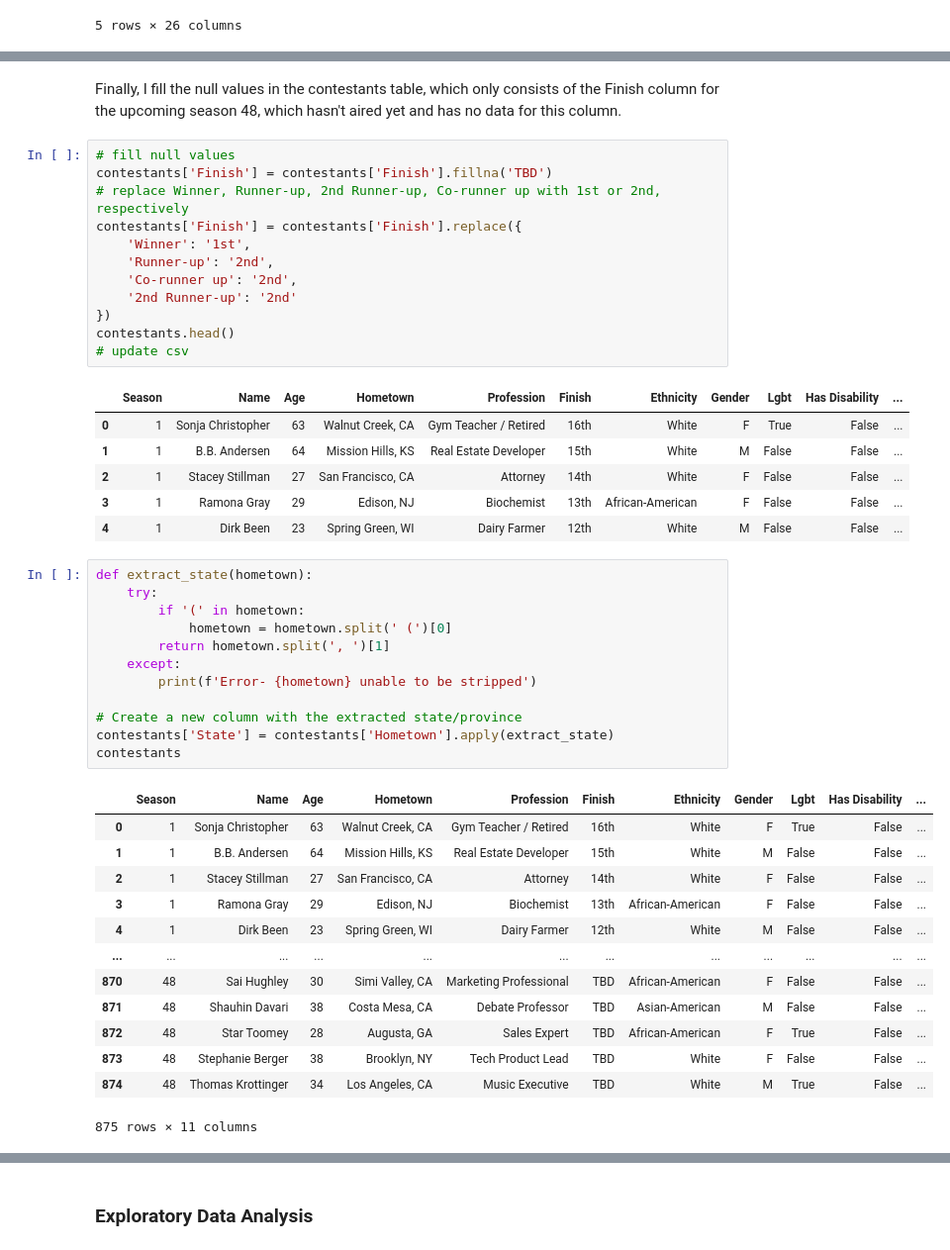
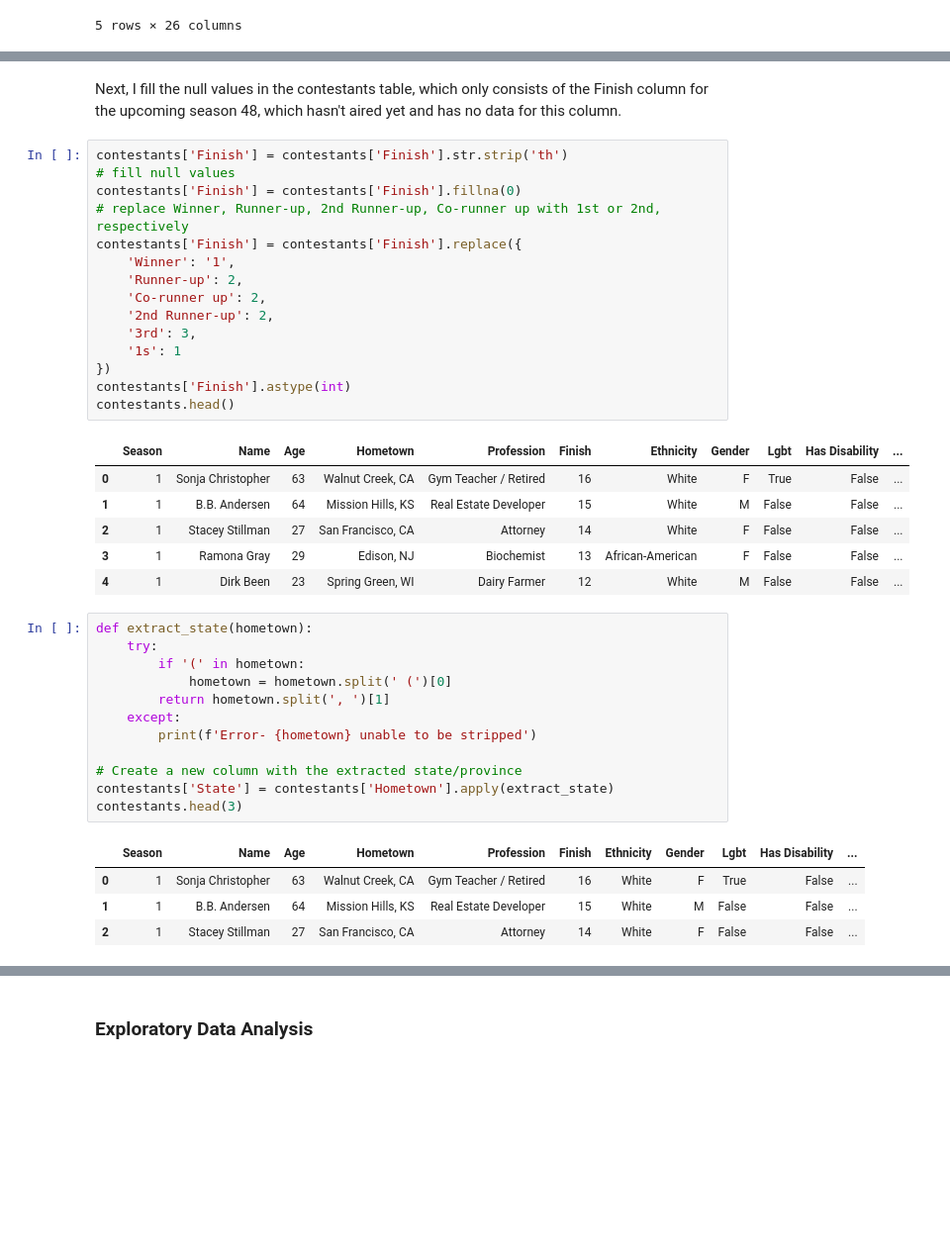
Before and after one commit to jubilbee/Survivor_EDA, a Jupyter notebook: Survivor_EDA.ipynb, the cells around one changed output, grey strips where cells are left out. Shown: that part at 99% size. Drawn from its saved outputs; the diff is of its cells as text; blank space fills up the shorter version.

```diff
--- a/Survivor_EDA.ipynb
+++ b/Survivor_EDA.ipynb
@@ -203,50 +168,44 @@ seasons.head()
 # %% [markdown]
-Finally, I fill the null values in the contestants table, which only consists of the Finish column for the upcoming season 48, which hasn't aired yet and has no data for this column.
+Next, I fill the null values in the contestants table, which only consists of the Finish column for the upcoming season 48, which hasn't aired yet and has no data for this column.
 # %%
+contestants['Finish'] = contestants['Finish'].str.strip('th')
 # fill null values
-contestants['Finish'] = contestants['Finish'].fillna('TBD')
+contestants['Finish'] = contestants['Finish'].fillna(0)
 # replace Winner, Runner-up, 2nd Runner-up, Co-runner up with 1st or 2nd, respectively
 contestants['Finish'] = contestants['Finish'].replace({
-    'Winner': '1st',
-    'Runner-up': '2nd',
-    'Co-runner up': '2nd',
-    '2nd Runner-up': '2nd'
+    'Winner': '1',
+    'Runner-up': 2,
+    'Co-runner up': 2,
+    '2nd Runner-up': 2,
+    '3rd': 3,
+    '1s': 1
 })
+contestants['Finish'].astype(int)
 contestants.head()
-# update csv
 # %% [output]
 |  | Season | Name | Age | Hometown | Profession | Finish | Ethnicity | Gender | Lgbt | Has Disability | ... |
-| 0 | 1 | Sonja Christopher | 63 | Walnut Creek, CA | Gym Teacher / Retired | 16th | White | F | True | False | ... |
-| 1 | 1 | B.B. Andersen | 64 | Mission Hills, KS | Real Estate Developer | 15th | White | M | False | False | ... |
-| 2 | 1 | Stacey Stillman | 27 | San Francisco, CA | Attorney | 14th | White | F | False | False | ... |
-| 3 | 1 | Ramona Gray | 29 | Edison, NJ | Biochemist | 13th | African-American | F | False | False | ... |
-| 4 | 1 | Dirk Been | 23 | Spring Green, WI | Dairy Farmer | 12th | White | M | False | False | ... |
+| 0 | 1 | Sonja Christopher | 63 | Walnut Creek, CA | Gym Teacher / Retired | 16 | White | F | True | False | ... |
+| 1 | 1 | B.B. Andersen | 64 | Mission Hills, KS | Real Estate Developer | 15 | White | M | False | False | ... |
+| 2 | 1 | Stacey Stillman | 27 | San Francisco, CA | Attorney | 14 | White | F | False | False | ... |
+| 3 | 1 | Ramona Gray | 29 | Edison, NJ | Biochemist | 13 | African-American | F | False | False | ... |
+| 4 | 1 | Dirk Been | 23 | Spring Green, WI | Dairy Farmer | 12 | White | M | False | False | ... |
 # %%
 def extract_state(hometown):
     try:
         if '(' in hometown:
             hometown = hometown.split(' (')[0]
         return hometown.split(', ')[1]
     except:
         print(f'Error- {hometown} unable to be stripped')
 
 # Create a new column with the extracted state/province
 contestants['State'] = contestants['Hometown'].apply(extract_state)
-contestants
+contestants.head(3)
 # %% [output]
 |  | Season | Name | Age | Hometown | Profession | Finish | Ethnicity | Gender | Lgbt | Has Disability | ... |
-| 0 | 1 | Sonja Christopher | 63 | Walnut Creek, CA | Gym Teacher / Retired | 16th | White | F | True | False | ... |
-| 1 | 1 | B.B. Andersen | 64 | Mission Hills, KS | Real Estate Developer | 15th | White | M | False | False | ... |
-| 2 | 1 | Stacey Stillman | 27 | San Francisco, CA | Attorney | 14th | White | F | False | False | ... |
-| 3 | 1 | Ramona Gray | 29 | Edison, NJ | Biochemist | 13th | African-American | F | False | False | ... |
-| 4 | 1 | Dirk Been | 23 | Spring Green, WI | Dairy Farmer | 12th | White | M | False | False | ... |
-| ... | ... | ... | ... | ... | ... | ... | ... | ... | ... | ... | ... |
-| 870 | 48 | Sai Hughley | 30 | Simi Valley, CA | Marketing Professional | TBD | African-American | F | False | False | ... |
-| 871 | 48 | Shauhin Davari | 38 | Costa Mesa, CA | Debate Professor | TBD | Asian-American | M | False | False | ... |
-| 872 | 48 | Star Toomey | 28 | Augusta, GA | Sales Expert | TBD | African-American | F | True | False | ... |
-| 873 | 48 | Stephanie Berger | 38 | Brooklyn, NY | Tech Product Lead | TBD | White | F | False | False | ... |
-| 874 | 48 | Thomas Krottinger | 34 | Los Angeles, CA | Music Executive | TBD | White | M | True | False | ... |
+| 0 | 1 | Sonja Christopher | 63 | Walnut Creek, CA | Gym Teacher / Retired | 16 | White | F | True | False | ... |
+| 1 | 1 | B.B. Andersen | 64 | Mission Hills, KS | Real Estate Developer | 15 | White | M | False | False | ... |
+| 2 | 1 | Stacey Stillman | 27 | San Francisco, CA | Attorney | 14 | White | F | False | False | ... |
-875 rows × 11 columns
 # %%
 def add_countries(hometown):
     if 'Canada' in hometown:
```
Also changed, not shown: parts of 16 cells of this notebook, 3 other files.
